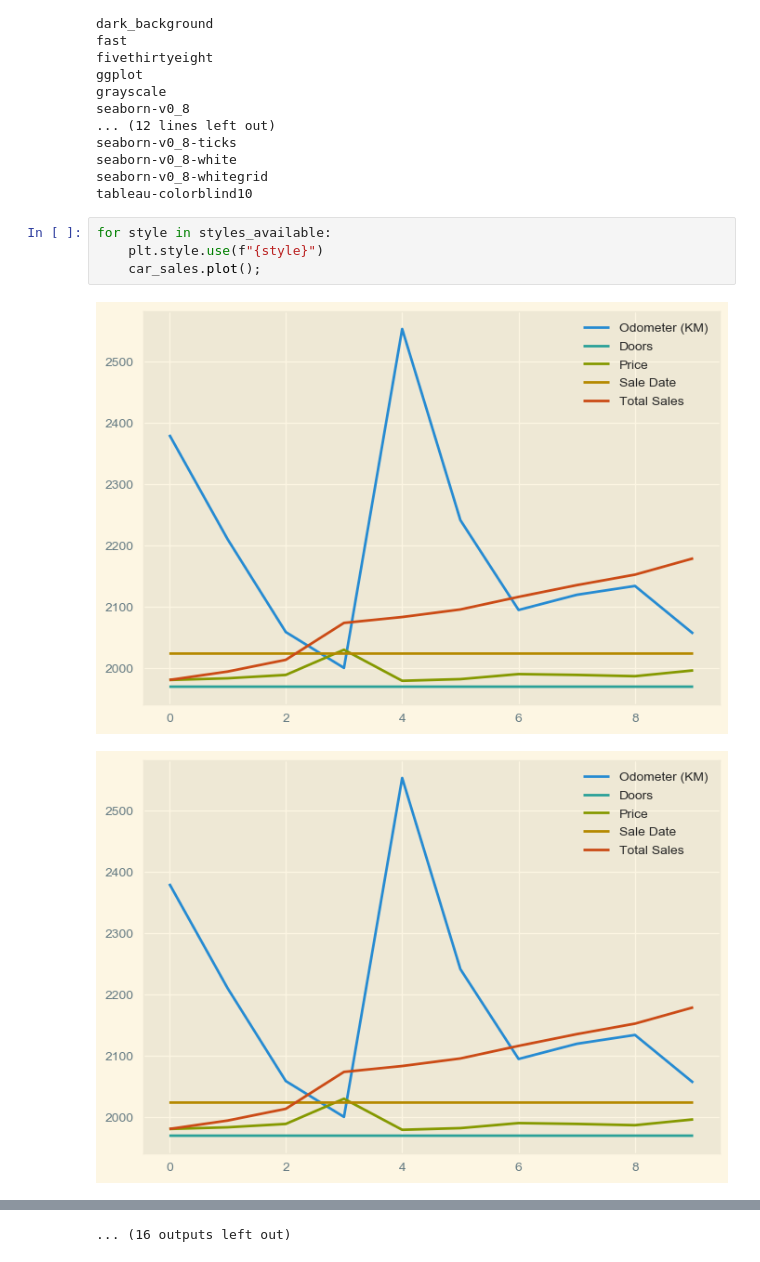
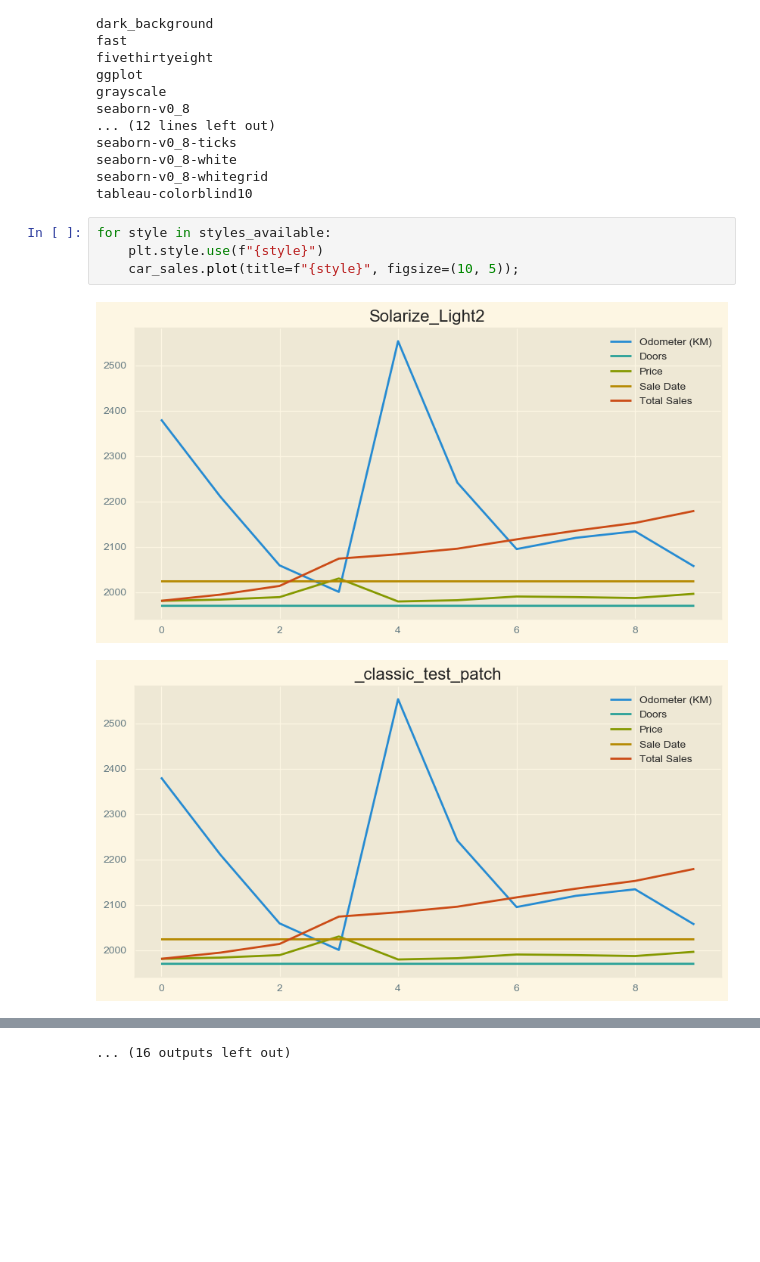
Before and after one commit to AHMAD-KHAIRI/ztm-ml-course, a Jupyter notebook: 04_matplotlib/introduction-to-matplotlib.ipynb, the cells around one changed output, grey strips where cells are left out. Saved outputs shown, nothing was run; the diff lists cells and outputs as text; blank space fills up the shorter version.

```diff
--- a/04_matplotlib/introduction-to-matplotlib.ipynb
+++ b/04_matplotlib/introduction-to-matplotlib.ipynb
@@ -1016,7 +1016,7 @@ tableau-colorblind10
 # %%
 for style in styles_available:
     plt.style.use(f"{style}")
-    car_sales.plot();
+    car_sales.plot(title=f"{style}", figsize=(10, 5));
 # %% [output]
-[figure, old version]
+[figure, new version]
-[figure, old version]
+[figure, new version]
```
Also changed, not shown: parts of 16 cells of this notebook, 1 other file.
